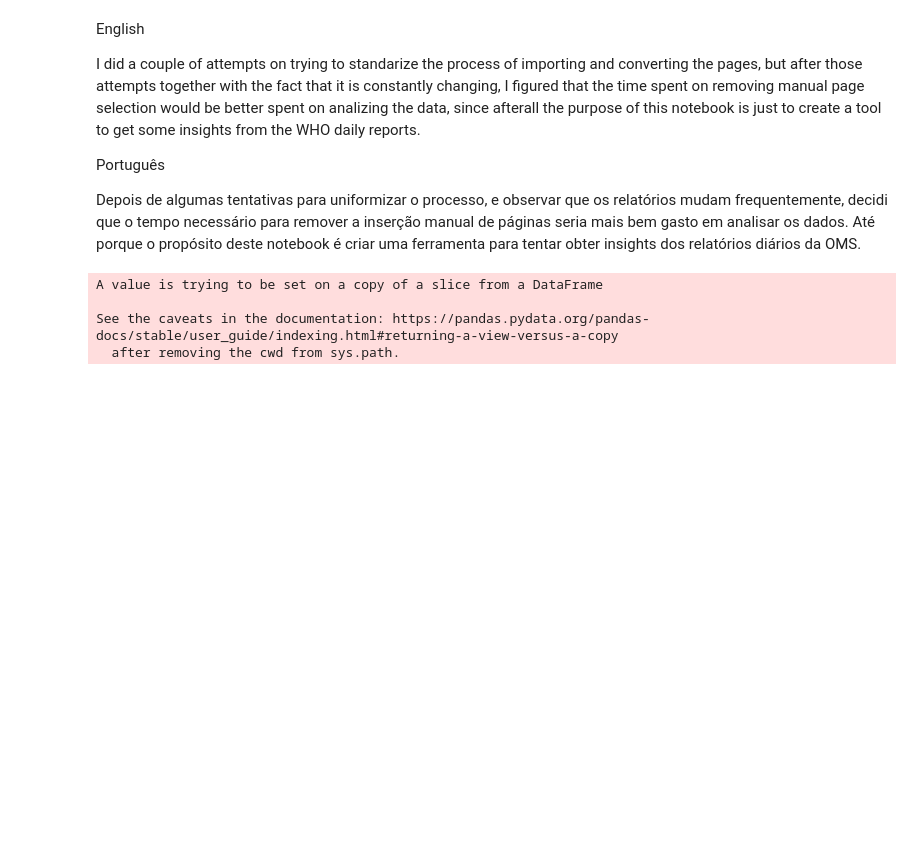
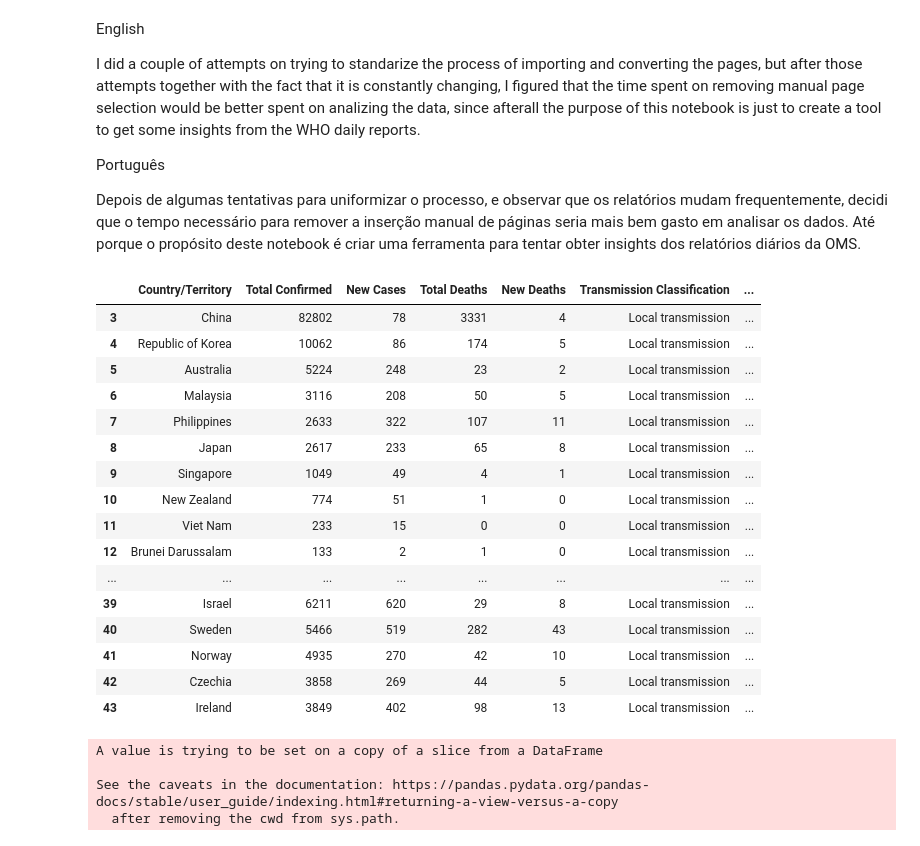
Before and after one commit to Rpinto02/COVID-19, a Jupyter notebook: WHO_Daily_Report.ipynb, the cells around one changed output. Cells and saved outputs as stored; diff of their text form; code cells hidden in the pictures; blank space fills up the shorter version.

```diff
--- a/WHO_Daily_Report.ipynb
+++ b/WHO_Daily_Report.ipynb
@@ -87,6 +88,26 @@ df1['Total Deaths'] = df1['Total Deaths'].astype('int')
 df1['New Deaths'] = df1['New Deaths'].astype('int')
 df1['Transmission Classification'] = df1['Transmission Classification'].astype('str')
 df1['Days since last reported case'] = df1['Days since last reported case'].astype('int')
+# %%
+df1
+# %% [output]
+|  | Country/Territory | Total Confirmed | New Cases | Total Deaths | New Deaths | Transmission Classification | ... |
+| 3 | China | 82802 | 78 | 3331 | 4 | Local transmission | ... |
+| 4 | Republic of Korea | 10062 | 86 | 174 | 5 | Local transmission | ... |
+| 5 | Australia | 5224 | 248 | 23 | 2 | Local transmission | ... |
+| 6 | Malaysia | 3116 | 208 | 50 | 5 | Local transmission | ... |
+| 7 | Philippines | 2633 | 322 | 107 | 11 | Local transmission | ... |
+| 8 | Japan | 2617 | 233 | 65 | 8 | Local transmission | ... |
+| 9 | Singapore | 1049 | 49 | 4 | 1 | Local transmission | ... |
+| 10 | New Zealand | 774 | 51 | 1 | 0 | Local transmission | ... |
+| 11 | Viet Nam | 233 | 15 | 0 | 0 | Local transmission | ... |
+| 12 | Brunei Darussalam | 133 | 2 | 1 | 0 | Local transmission | ... |
+| ... | ... | ... | ... | ... | ... | ... | ... |
+| 39 | Israel | 6211 | 620 | 29 | 8 | Local transmission | ... |
+| 40 | Sweden | 5466 | 519 | 282 | 43 | Local transmission | ... |
+| 41 | Norway | 4935 | 270 | 42 | 10 | Local transmission | ... |
+| 42 | Czechia | 3858 | 269 | 44 | 5 | Local transmission | ... |
+| 43 | Ireland | 3849 | 402 | 98 | 13 | Local transmission | ... |
 # %%
 df2column0 = df2.columns[0]
 for i in range (0, len(df3)):
```
Also changed, not shown: parts of 6 cells of this notebook, 2 other files.
